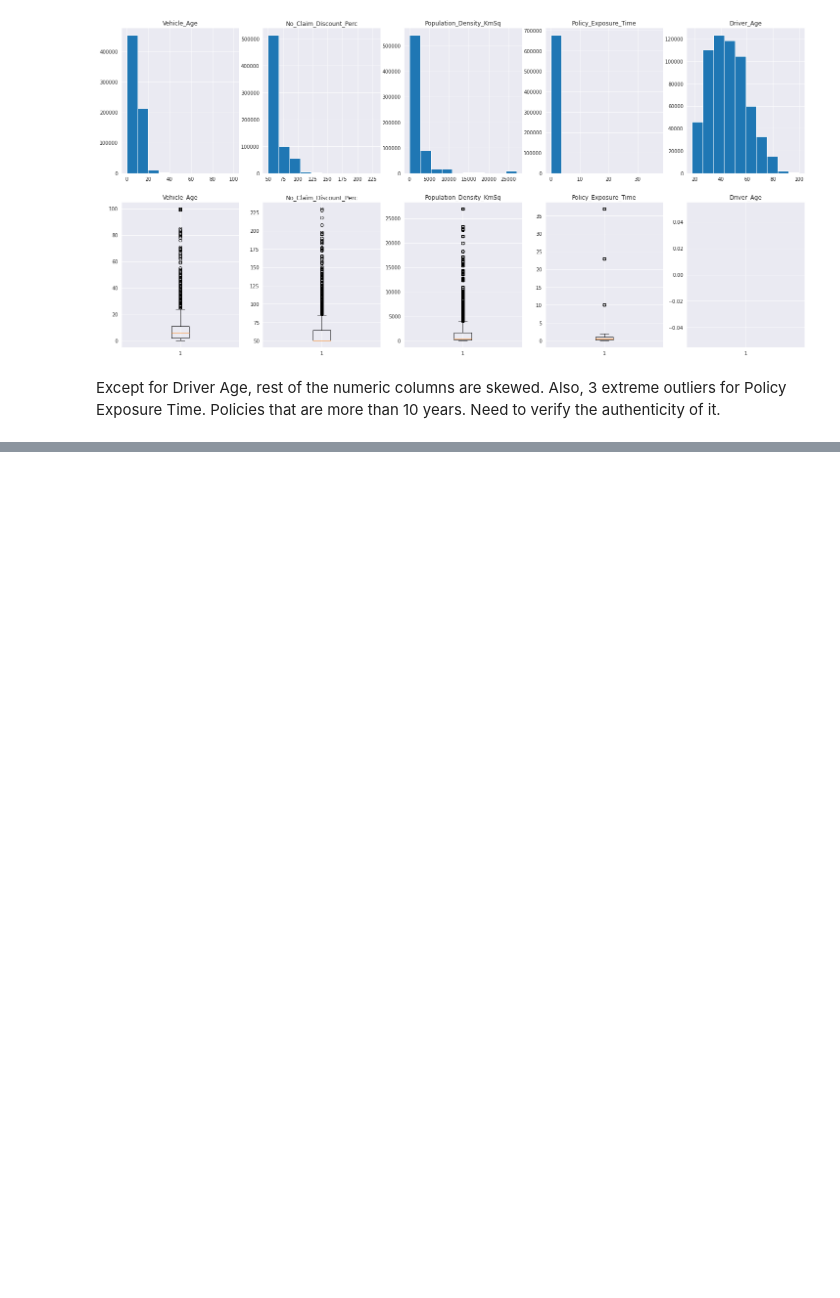
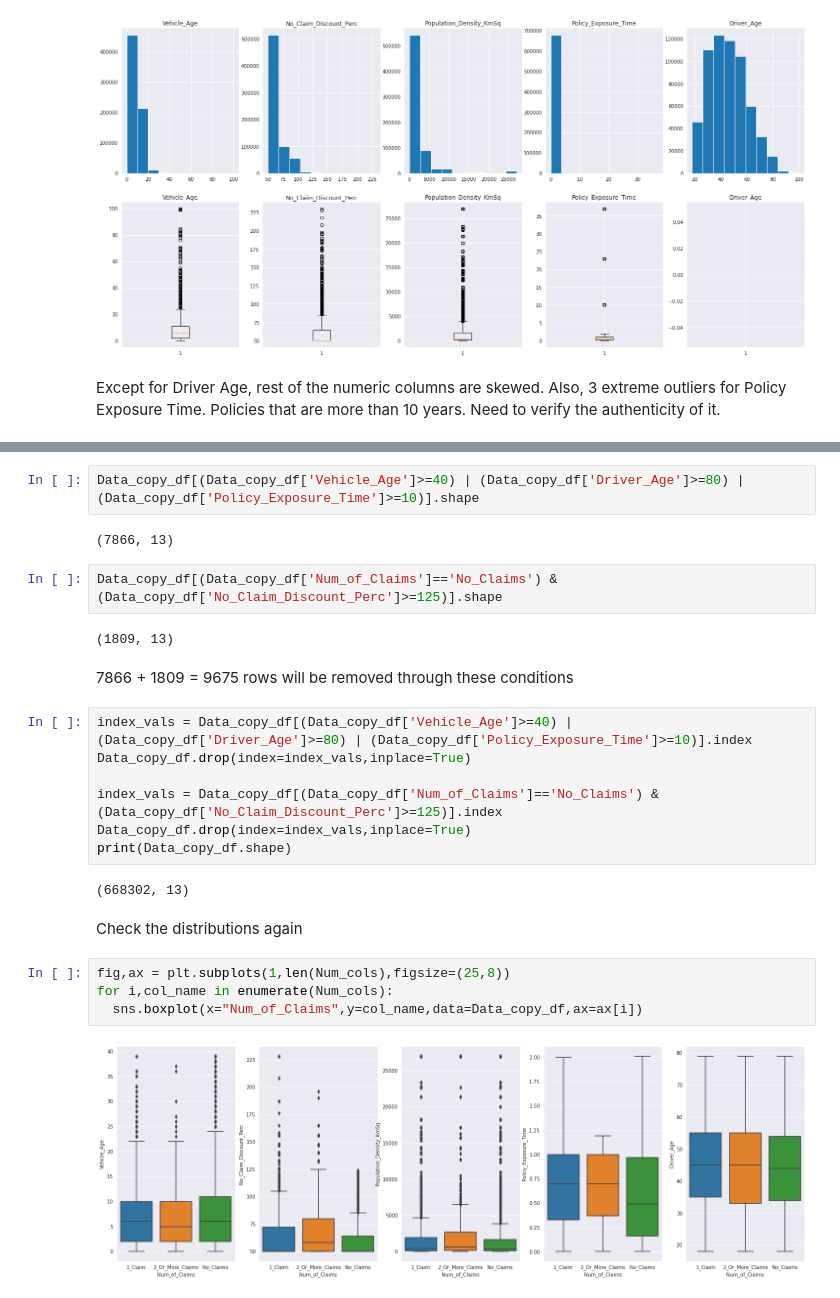
Before and after one commit to SaiPavanKumarB/Liberty-Insurance-Case-Study, a Jupyter notebook: Liberty_Insurance_Case_Study.ipynb, the cells around one changed output, grey strips where cells are left out. Cells and saved outputs as stored; diff of their text form; blank space fills up the shorter version.

```diff
--- a/Liberty_Insurance_Case_Study.ipynb
+++ b/Liberty_Insurance_Case_Study.ipynb
@@ -313,0 +345,27 @@ Also, 3 extreme outliers for Policy Exposure Time. Policies that are more than 1
+# %%
+Data_copy_df[(Data_copy_df['Vehicle_Age']>=40) | (Data_copy_df['Driver_Age']>=80) | (Data_copy_df['Policy_Exposure_Time']>=10)].shape
+# %% [output]
+(7866, 13)
+# %%
+Data_copy_df[(Data_copy_df['Num_of_Claims']=='No_Claims') & (Data_copy_df['No_Claim_Discount_Perc']>=125)].shape
+# %% [output]
+(1809, 13)
+# %% [markdown]
+7866 + 1809 =  9675 rows will be removed through these conditions
+# %%
+index_vals = Data_copy_df[(Data_copy_df['Vehicle_Age']>=40) | (Data_copy_df['Driver_Age']>=80) | (Data_copy_df['Policy_Exposure_Time']>=10)].index
+Data_copy_df.drop(index=index_vals,inplace=True)
+
+index_vals = Data_copy_df[(Data_copy_df['Num_of_Claims']=='No_Claims') & (Data_copy_df['No_Claim_Discount_Perc']>=125)].index
+Data_copy_df.drop(index=index_vals,inplace=True)
+print(Data_copy_df.shape)
+# %% [output]
+(668302, 13)
+# %% [markdown]
+Check the distributions again
+# %%
+fig,ax = plt.subplots(1,len(Num_cols),figsize=(25,8))
+for i,col_name in enumerate(Num_cols):
+  sns.boxplot(x="Num_of_Claims",y=col_name,data=Data_copy_df,ax=ax[i])
+# %% [output]
+[figure, added]
```
Also changed, not shown: parts of 46 cells of this notebook.
